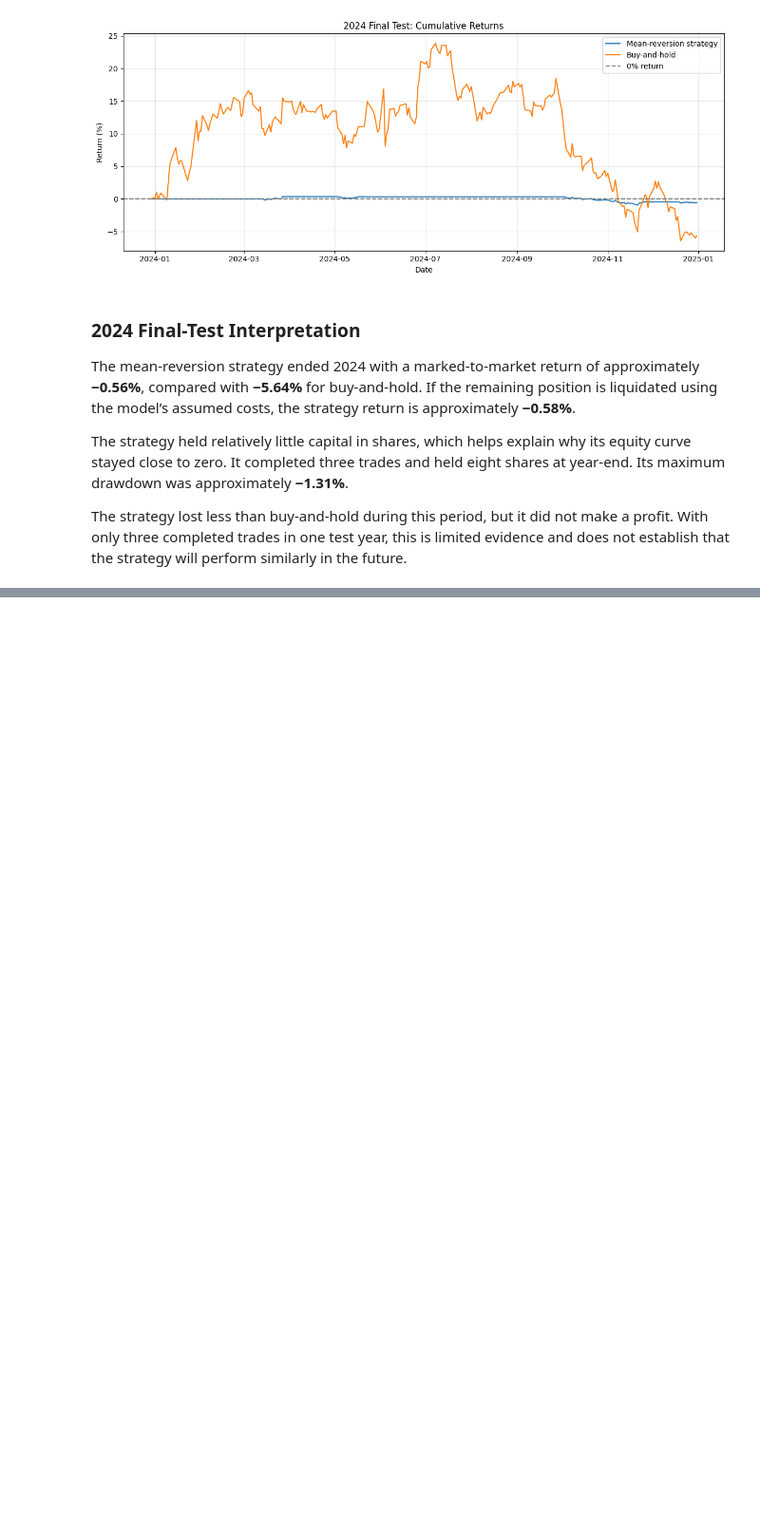
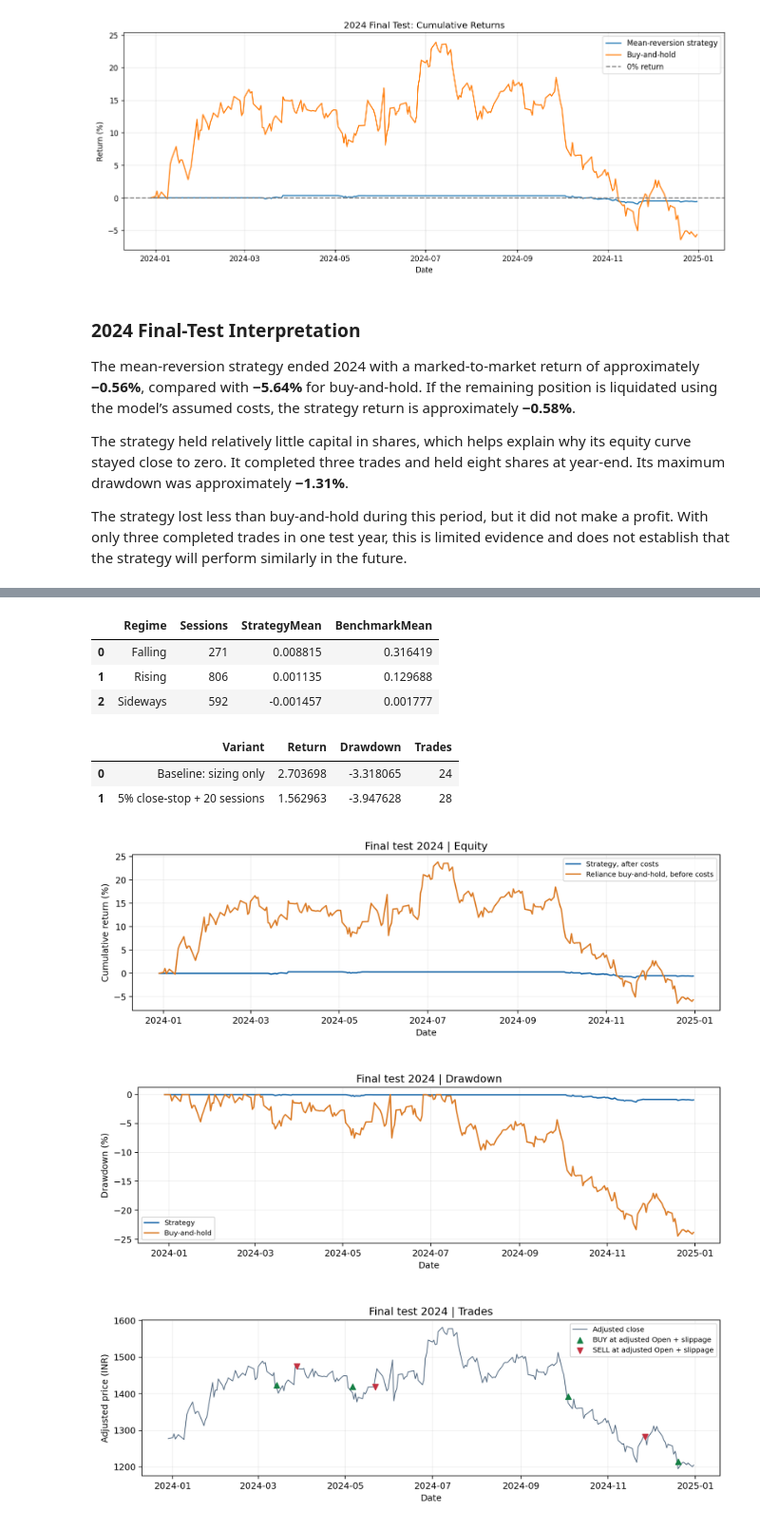
Before and after one commit to adrijsarkar07/CFA-INDUCTION-QUANT, a Jupyter notebook: notebooks/reliance.ipynb, the cells around one changed output, grey strips where cells are left out. Shown at 95% size. Cells and saved outputs as stored; diff of their text form; code cells hidden in the pictures; blank space fills up the shorter version.

```diff
--- a/notebooks/reliance.ipynb
+++ b/notebooks/reliance.ipynb
@@ -24,16 +34,17 @@ import yfinance as yf
 
 ticker = "RELIANCE.NS"
 
-data = yf.download(
-    ticker,
-    start="2016-01-01",
-    end="2025-01-01",  # end date is exclusive
-    interval="1d",
-    auto_adjust=True,
-    actions=True,
-    progress=False,
-    multi_level_index=False
-)
+from pathlib import Path
+project_root = Path.cwd().parent if Path.cwd().name == 'notebooks' else Path.cwd()
+snapshot_paths = [project_root / 'data/reliance_prices.csv', Path.cwd() / 'reliance_prices.csv']
+snapshot = next((path for path in snapshot_paths if path.exists()), None)
+if snapshot is not None:
+    data = pd.read_csv(snapshot, index_col=0, parse_dates=True)
+    print('Using saved price snapshot:', snapshot)
+else:
+    data = yf.download(ticker, start='2016-01-01', end='2025-01-01',
+                       interval='1d', auto_adjust=True, actions=True,
+                       progress=False, multi_level_index=False)
 
 if data.empty:
     raise RuntimeError("No data downloaded. Try again later or use the NSE archive.")
@@ -912,0 +1160,11 @@ The strategy lost less than buy-and-hold during this period, but it did not make
+# %%
+from IPython.display import display, Image
+output_dir = project_root / 'outputs'
+performance_table, evaluated_runs = complete_submission(data, output_dir)
+display(performance_table.round(4))
+for name in ['development_sensitivity.csv', 'development_regimes.csv', 'development_risk_experiment.csv']:
+    print(name)
+    display(pd.read_csv(output_dir / name))
+for name in ['final_equity.png', 'final_drawdown.png', 'final_trades.png']:
+    display(Image(filename=str(output_dir / 'figures' / name)))
+# %% [output]
@@ -912,0 +1216,10 @@ The strategy lost less than buy-and-hold during this period, but it did not make
+|  | Regime | Sessions | StrategyMean | BenchmarkMean |
+| 0 | Falling | 271 | 0.008815 | 0.316419 |
+| 1 | Rising | 806 | 0.001135 | 0.129688 |
+| 2 | Sideways | 592 | -0.001457 | 0.001777 |
+|  | Variant | Return | Drawdown | Trades |
+| 0 | Baseline: sizing only | 2.703698 | -3.318065 | 24 |
+| 1 | 5% close-stop + 20 sessions | 1.562963 | -3.947628 | 28 |
+[figure, added]
+[figure, added]
+[figure, added]
```
Also changed, not shown: parts of 13 cells of this notebook.
